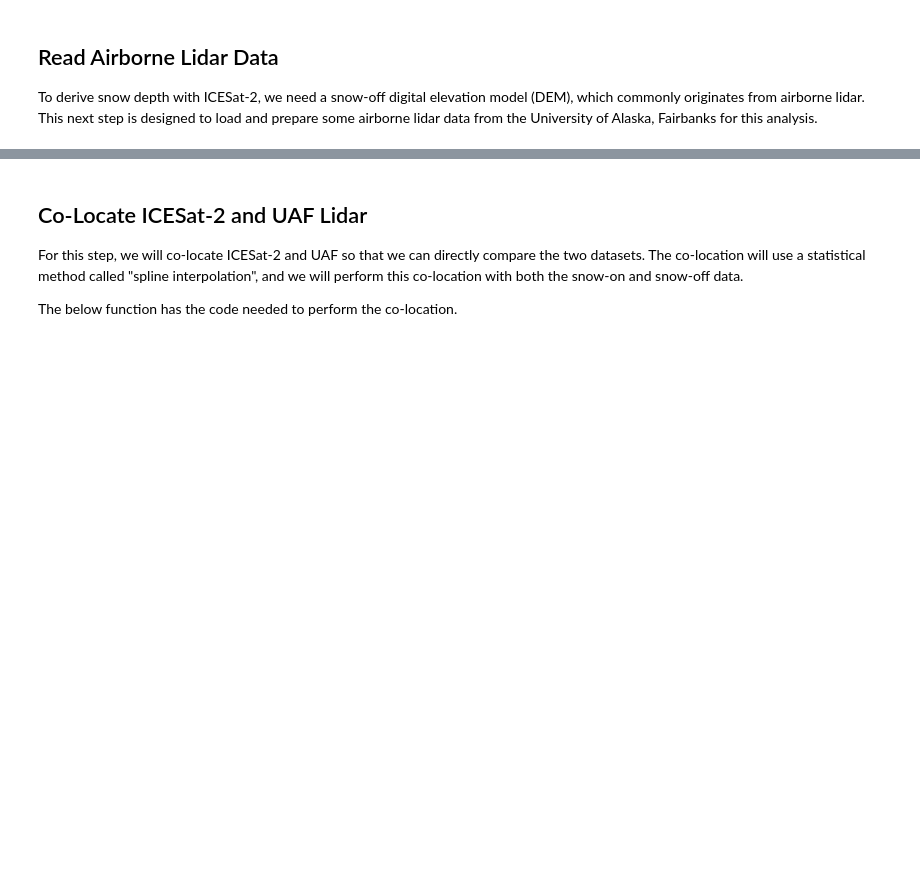
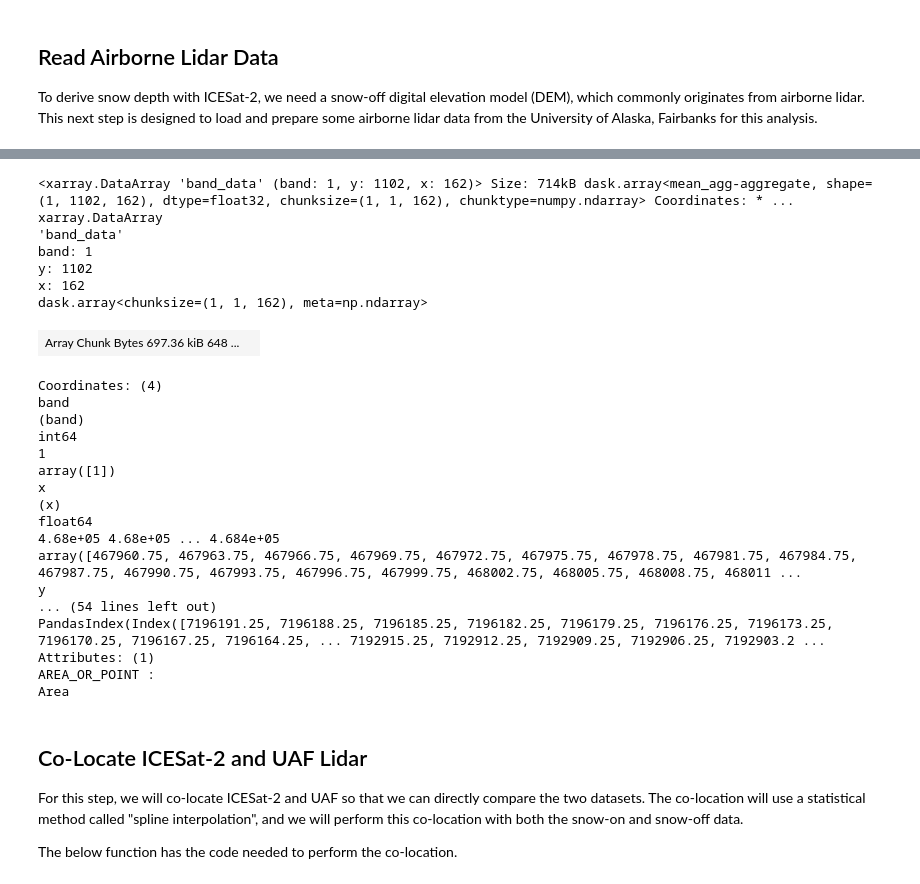
Before and after one commit to SnowEx/snow-cookbook, a Jupyter notebook: notebooks/is2_snow_depth_workflow.ipynb, the cells around one changed output, grey strips where cells are left out. Saved outputs shown, nothing was run; the diff lists cells and outputs as text; code cells hidden in the pictures; blank space fills up the shorter version.

```diff
--- a/notebooks/is2_snow_depth_workflow.ipynb
+++ b/notebooks/is2_snow_depth_workflow.ipynb
@@ -155,3 +229,32 @@ lidar_snow_on = rio.open_rasterio(f_snow_on)
+# %%
+subset_3m = subset.coarsen(x=6, y=6, boundary='trim').mean()
+subset_3m
+# %% [output]
+<xarray.DataArray 'band_data' (band: 1, y: 1102, x: 162)> Size: 714kB dask.array<mean_agg-aggregate, shape=(1, 1102, 162), dtype=float32, chunksize=(1, 1, 162), chunktype=numpy.ndarray> Coordinates: * ...
+xarray.DataArray
+'band_data'
+band: 1
+y: 1102
+x: 162
+dask.array<chunksize=(1, 1, 162), meta=np.ndarray>
+| Array Chunk Bytes 697.36 kiB 648 ... |  |
+Coordinates: (4)
+band
+(band)
+int64
+1
+array([1])
+x
+(x)
+float64
+4.68e+05 4.68e+05 ... 4.684e+05
+array([467960.75, 467963.75, 467966.75, 467969.75, 467972.75, 467975.75, 467978.75, 467981.75, 467984.75, 467987.75, 467990.75, 467993.75, 467996.75, 467999.75, 468002.75, 468005.75, 468008.75, 468011 ...
+y
+... (54 lines left out)
+PandasIndex(Index([7196191.25, 7196188.25, 7196185.25, 7196182.25, 7196179.25, 7196176.25, 7196173.25, 7196170.25, 7196167.25, 7196164.25, ... 7192915.25, 7192912.25, 7192909.25, 7192906.25, 7192903.2 ...
+Attributes: (1)
+AREA_OR_POINT :
+Area
 # %% [markdown]
 ## Co-Locate ICESat-2 and UAF Lidar
 
```
Also changed, not shown: parts of 10 cells of this notebook.
